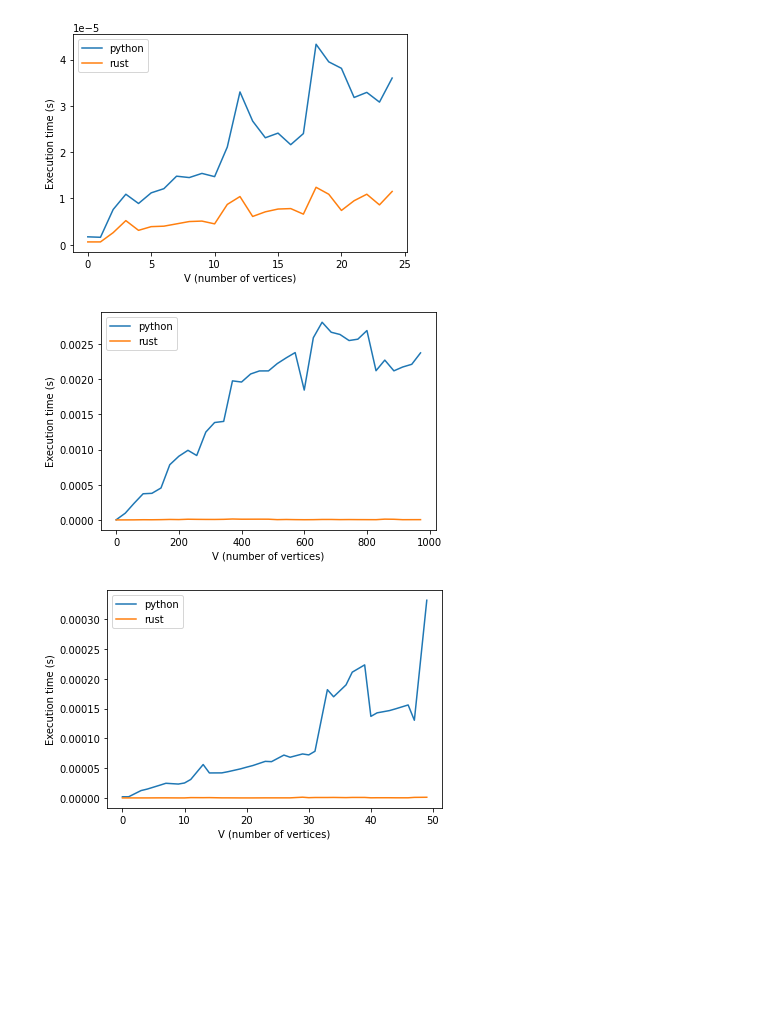
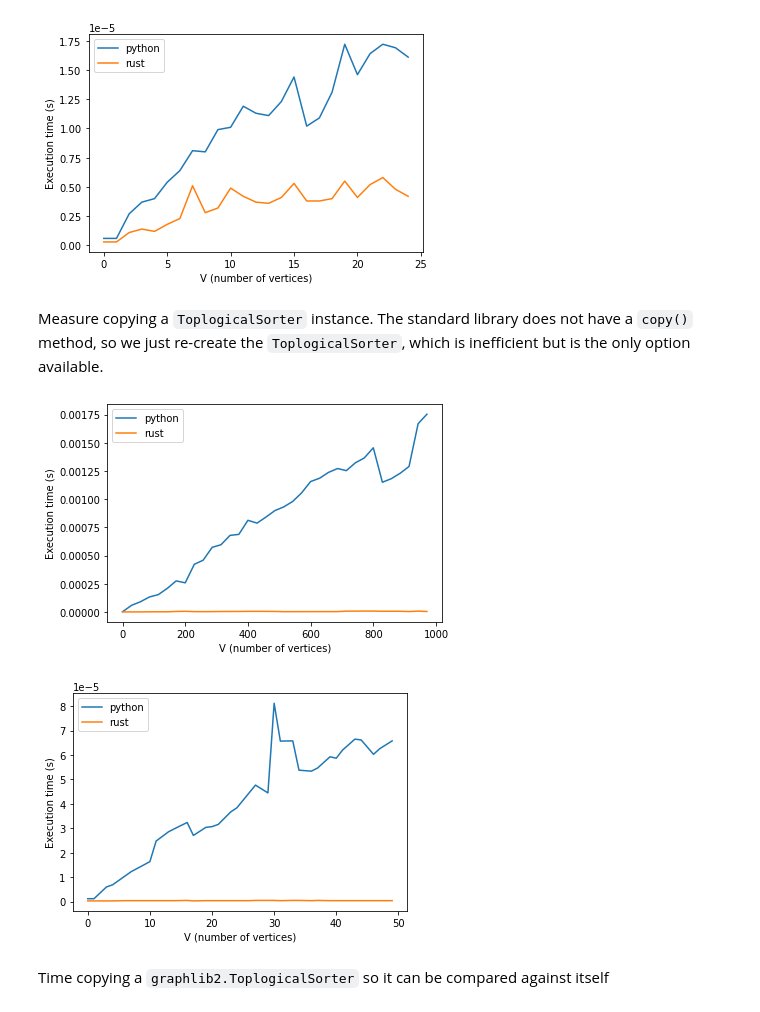
Before and after one commit to adriangb/graphlib2, a Jupyter notebook: bench.ipynb, the cells around one changed output. Saved outputs shown, nothing was run; the diff lists cells and outputs as text; code cells hidden in the pictures; blank space fills up the shorter version.

```diff
--- a/bench.ipynb
+++ b/bench.ipynb
@@ -92,10 +93,10 @@ def plot(
         # Time Python and get the # of loops and match that
         timerpy = timeit.Timer(stmt="target_python(ts, graph)", setup=setup, globals={**glbls, "ts_factory": setup_python})
         pytime = timerpy.repeat(loops, number=1)
-        y_python.append(min(pytime))
+        y_python.append(statistics.median(pytime))
         timerust = timeit.Timer(stmt="target_rust(ts, graph)", setup=setup, globals={**glbls, "ts_factory": setup_rust})
         rustime = timerust.repeat(loops, number=1)
-        y_rust.append(min(rustime))
+        y_rust.append(statistics.median(rustime))
     plt.plot(x, y_python, label="python")
     plt.plot(x, y_rust, label="rust")
     plt.legend(loc="upper left")
@@ -116,16 +125,21 @@ plot(upper=25, samples=50, loops=7, graph_factory=get_linear_graph, target=Targe
 # %%
-plot(upper=25, samples=50, loops=7, graph_factory=get_branched_graph, target=Target(run, run))
+plot(upper=25, samples=50, loops=15, graph_factory=get_branched_graph, target=Target(run, run))
 # %% [output]
-[figure, old version]
+[figure, new version]
+# %% [markdown]
+Measure copying a `ToplogicalSorter` instance.
+The standard library does not have a `copy()` method, so we just re-create the `ToplogicalSorter`, which is inefficient but is the only option available.
 # %%
 target: Target[T] = Target(rust=copy_rust, python=copy_python)
-plot(upper=1_000, samples=35, loops=7, graph_factory=get_branched_graph, target=target)
+plot(upper=1_000, samples=35, loops=15, graph_factory=get_branched_graph, target=target)
 # %% [output]
-[figure, old version]
+[figure, new version]
 # %%
-plot(upper=50, samples=35, loops=7, graph_factory=get_branched_graph, target=target)
+plot(upper=50, samples=35, loops=15, graph_factory=get_branched_graph, target=target)
 # %% [output]
-[figure, old version]
+[figure, new version]
+# %% [markdown]
+Time copying a `graphlib2.ToplogicalSorter` so it can be compared against itself
 # %%
 %%timeit ts = setup_rust(get_branched_graph(100))
 ts.copy()
```
Also changed, not shown: parts of 9 cells of this notebook, 2 other files.
